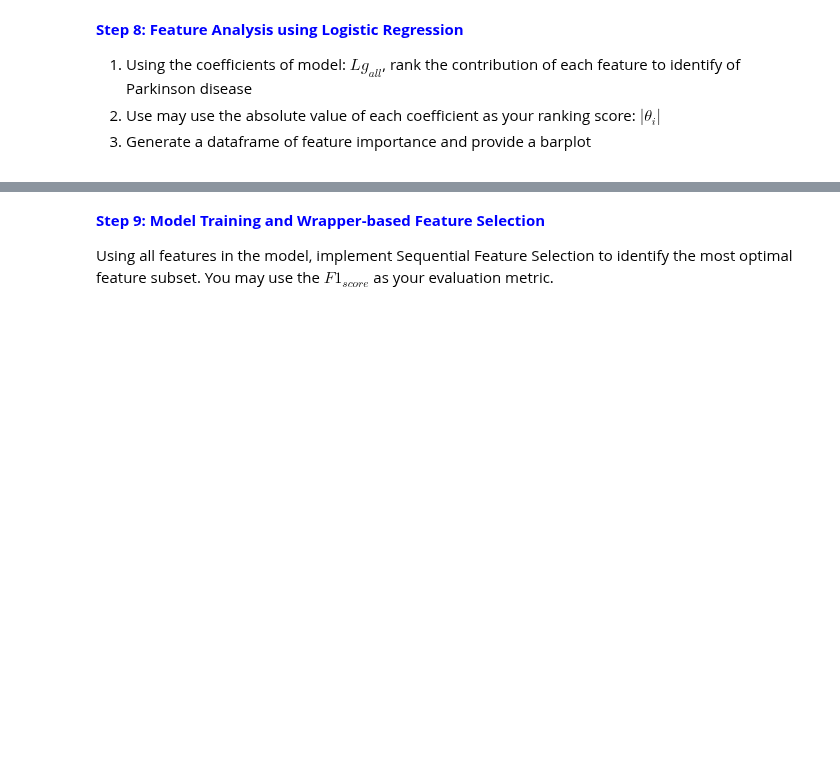
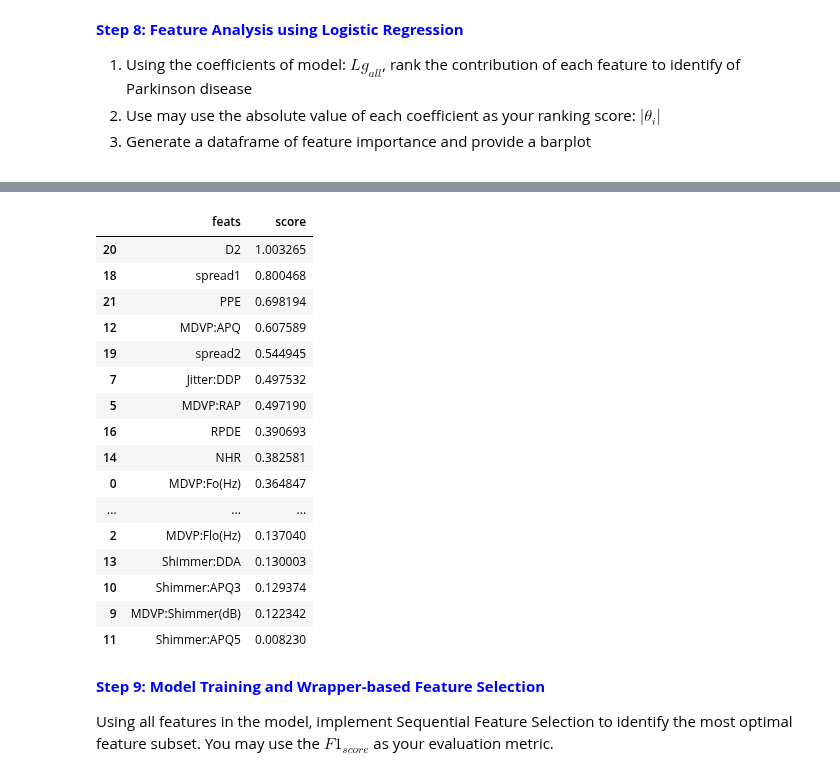
Before and after one commit to YvesMatanga/freemium_datascience, a Jupyter notebook: machine-learning-tutorials/Classification/Practice/2-Classifcation-case-studies - Logistic-Regression.ipynb, the cells around one changed output, grey strips where cells are left out. Drawn from its saved outputs; the diff is of its cells as text; code cells hidden in the pictures; blank space fills up the shorter version.

```diff
--- a/machine-learning-tutorials/Classification/Practice/2-Classifcation-case-studies - Logistic-Regression.ipynb
+++ b/machine-learning-tutorials/Classification/Practice/2-Classifcation-case-studies - Logistic-Regression.ipynb
@@ -113,3 +255,23 @@ plt.show()
+# %%
+features_df_sorted
+# %% [output]
+|  | feats | score |
+| 20 | D2 | 1.003265 |
+| 18 | spread1 | 0.800468 |
+| 21 | PPE | 0.698194 |
+| 12 | MDVP:APQ | 0.607589 |
+| 19 | spread2 | 0.544945 |
+| 7 | Jitter:DDP | 0.497532 |
+| 5 | MDVP:RAP | 0.497190 |
+| 16 | RPDE | 0.390693 |
+| 14 | NHR | 0.382581 |
+| 0 | MDVP:Fo(Hz) | 0.364847 |
+| ... | ... | ... |
+| 2 | MDVP:Flo(Hz) | 0.137040 |
+| 13 | Shimmer:DDA | 0.130003 |
+| 10 | Shimmer:APQ3 | 0.129374 |
+| 9 | MDVP:Shimmer(dB) | 0.122342 |
+| 11 | Shimmer:APQ5 | 0.008230 |
 # %% [markdown]
 <b style="color: blue;">Step 9: Model Training and Wrapper-based Feature Selection</b>
 
```
Also changed, not shown: parts of 17 cells of this notebook.
